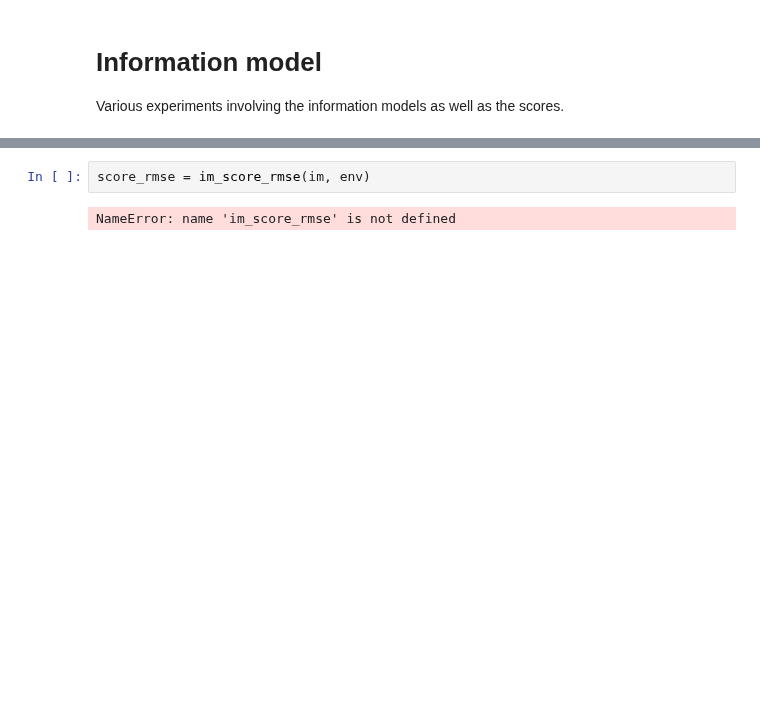
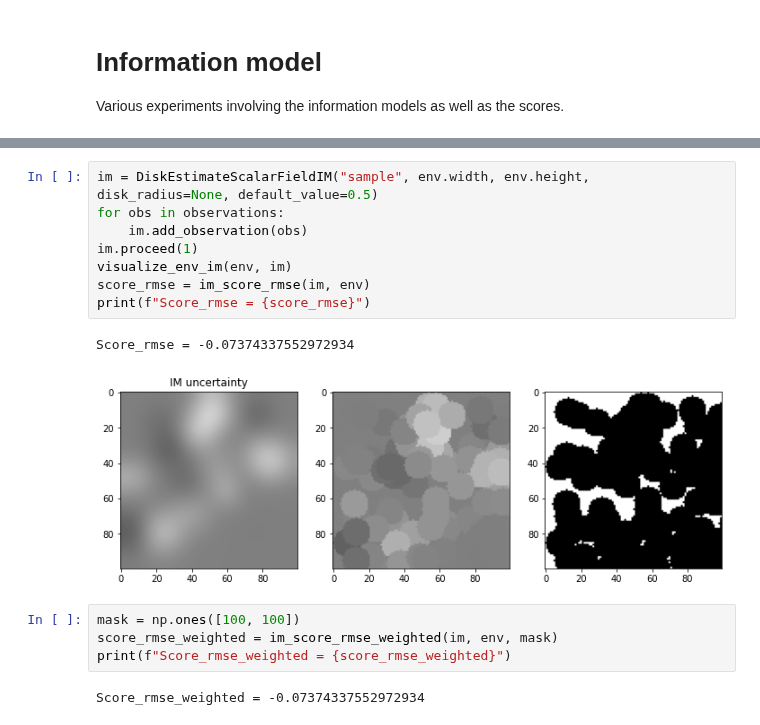
Before and after one commit to lboloni/WaterberryFarms, a Jupyter notebook: notebooks/InformationModel.ipynb, the cells around one changed output, grey strips where cells are left out. Cells and saved outputs as stored; diff of their text form; blank space fills up the shorter version.

```diff
--- a/notebooks/InformationModel.ipynb
+++ b/notebooks/InformationModel.ipynb
@@ -58,4 +65,17 @@ aximunc.imshow(im.uncertainty, vmin=0, vmax=1.0, cmap="gray")
 # %%
+im = DiskEstimateScalarFieldIM("sample", env.width, env.height, disk_radius=None, default_value=0.5)
+for obs in observations:
+    im.add_observation(obs)
+im.proceed(1)
+visualize_env_im(env, im)
 score_rmse = im_score_rmse(im, env)
+print(f"Score_rmse = {score_rmse}")
 # %% [output]
-NameError: name 'im_score_rmse' is not defined
+Score_rmse = -0.07374337552972934
+[figure, added]
+# %%
+mask = np.ones([100, 100])
+score_rmse_weighted = im_score_rmse_weighted(im, env, mask)
+print(f"Score_rmse_weighted = {score_rmse_weighted}")
+# %% [output]
+Score_rmse_weighted = -0.07374337552972934
```
Also changed, not shown: parts of 7 cells of this notebook, 11 other files.
